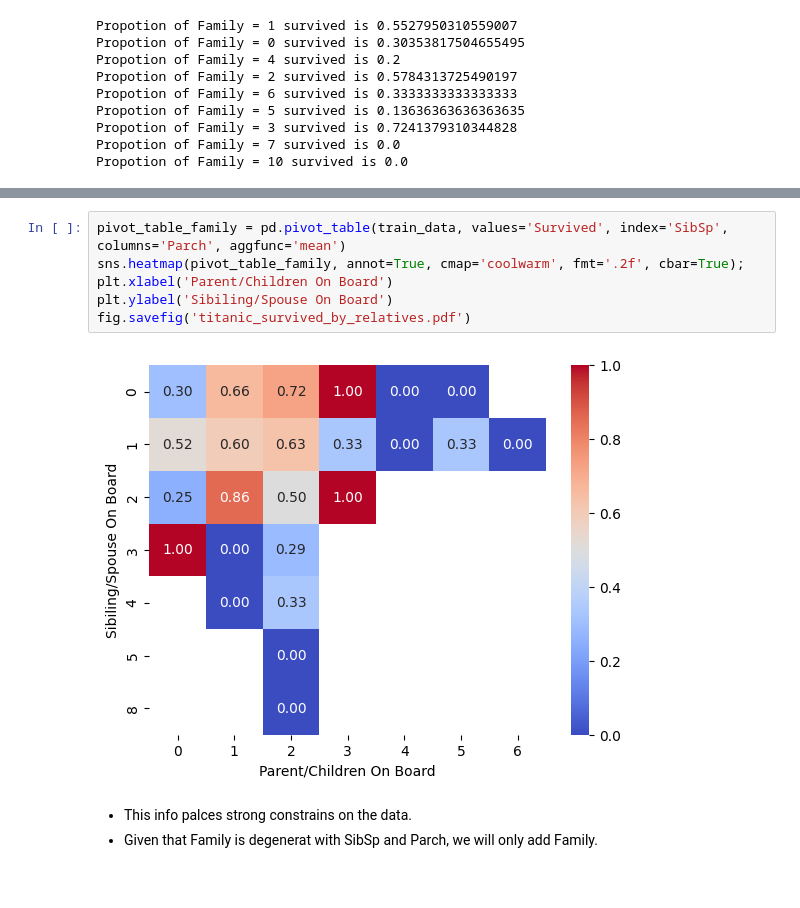
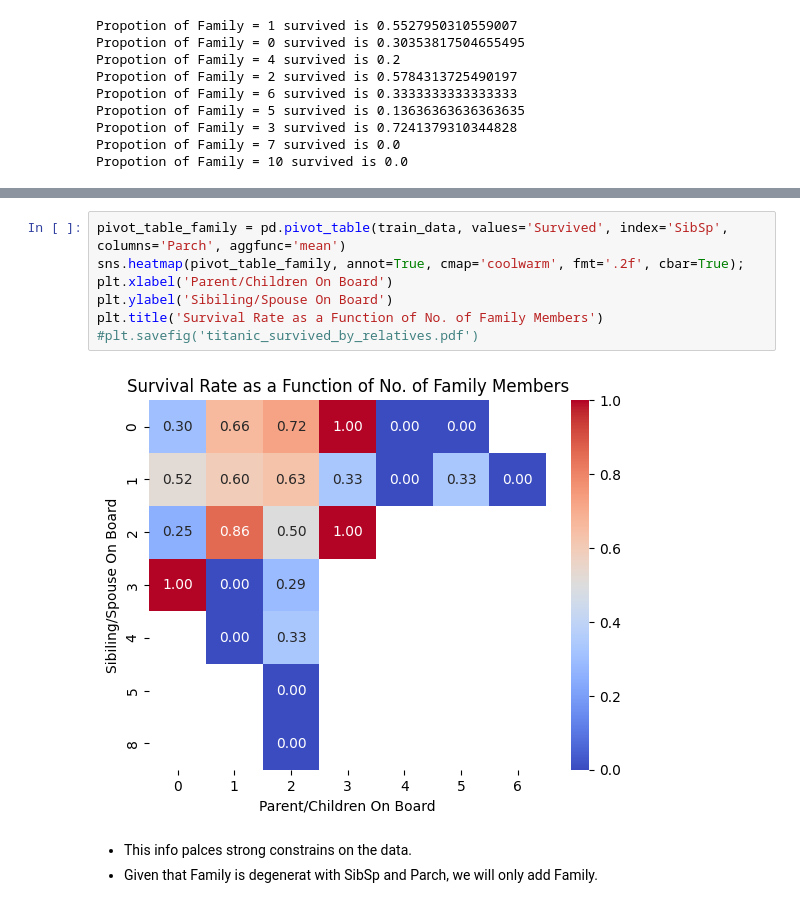
Before and after one commit to omarxz/data_science_projects, a Jupyter notebook: pandas_tensorFlow_scikit-learn/1_titanic/random_forest_approach.ipynb, the cells around one changed output, grey strips where cells are left out. Saved outputs shown, nothing was run; the diff lists cells and outputs as text.

```diff
--- a/pandas_tensorFlow_scikit-learn/1_titanic/random_forest_approach.ipynb
+++ b/pandas_tensorFlow_scikit-learn/1_titanic/random_forest_approach.ipynb
@@ -331,11 +345,12 @@ The `ci` parameter is deprecated. Use `errorbar=('ci', 68)` for the same effect.
 # %%
 pivot_table_family = pd.pivot_table(train_data, values='Survived', index='SibSp', columns='Parch', aggfunc='mean')
 sns.heatmap(pivot_table_family, annot=True, cmap='coolwarm', fmt='.2f', cbar=True);
 plt.xlabel('Parent/Children On Board')
 plt.ylabel('Sibiling/Spouse On Board')
-fig.savefig('titanic_survived_by_relatives.pdf')
+plt.title('Survival Rate as a Function of No. of Family Members')
+#plt.savefig('titanic_survived_by_relatives.pdf')
 # %% [output]
-[figure, old version]
+[figure, new version]
 # %% [markdown]
 - This info palces strong constrains on the data.
 - Given that Family is degenerat with SibSp and Parch, we will only add Family.
```
Also changed, not shown: parts of 25 cells of this notebook, 7 other files.
